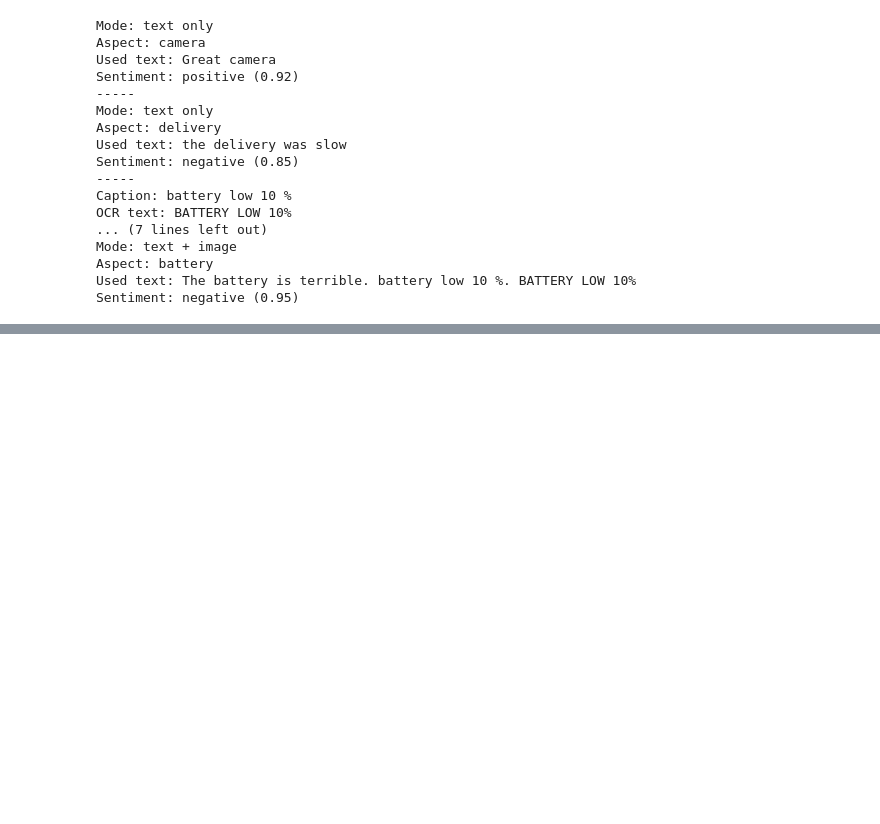
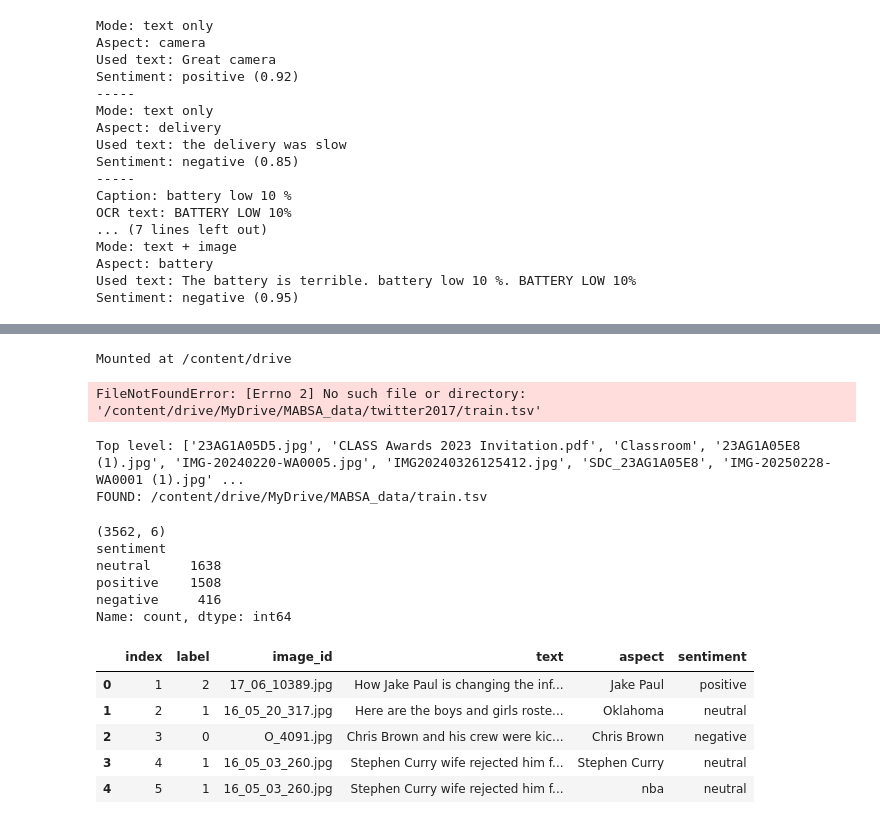
Before and after one commit to jeevana-049/MABSA, a Jupyter notebook: MABSA_step1_caption_ocr.ipynb, the cells around one changed output, grey strips where cells are left out. Saved outputs shown, nothing was run; the diff lists cells and outputs as text; code cells hidden in the pictures; blank space fills up the shorter version.

```diff
--- a/MABSA_step1_caption_ocr.ipynb
+++ b/MABSA_step1_caption_ocr.ipynb
@@ -182,0 +202,57 @@ Sentiment: negative (0.95)
+# %%
+from google.colab import drive
+import pandas as pd
+drive.mount('/content/drive')
+
+path = "/content/drive/MyDrive/MABSA_data/twitter2017/train.tsv"
+df = pd.read_csv(path, sep="\t")
+df.columns = ["index", "label", "image_id", "text", "aspect"]
+
+label_names = {0: "negative", 1: "neutral", 2: "positive"}
+df["sentiment"] = df["label"].map(label_names)
+df["text"] = df.apply(lambda r: r["text"].replace("$T$", r["aspect"]), axis=1)
+
+print(df.shape)
+print(df["sentiment"].value_counts())
+df.head()
+# %% [output]
+Mounted at /content/drive
+FileNotFoundError: [Errno 2] No such file or directory: '/content/drive/MyDrive/MABSA_data/twitter2017/train.tsv'
+# %%
+import os
+base = "/content/drive/MyDrive"
+print("Top level:", os.listdir(base))
+
+for root, dirs, files in os.walk(base):
+    if "train.tsv" in files:
+        print("FOUND:", os.path.join(root, "train.tsv"))
+# %% [output]
+Top level: ['23AG1A05D5.jpg', 'CLASS Awards 2023 Invitation.pdf', 'Classroom', '23AG1A05E8 (1).jpg', 'IMG-20240220-WA0005.jpg', 'IMG20240326125412.jpg', 'SDC_23AG1A05E8', 'IMG-20250228-WA0001 (1).jpg' ...
+FOUND: /content/drive/MyDrive/MABSA_data/train.tsv
+# %%
+import pandas as pd
+
+path = "/content/drive/MyDrive/MABSA_data/train.tsv"
+df = pd.read_csv(path, sep="\t")
+df.columns = ["index", "label", "image_id", "text", "aspect"]
+
+label_names = {0: "negative", 1: "neutral", 2: "positive"}
+df["sentiment"] = df["label"].map(label_names)
+df["text"] = df.apply(lambda r: r["text"].replace("$T$", r["aspect"]), axis=1)
+
+print(df.shape)
+print(df["sentiment"].value_counts())
+df.head()
+# %% [output]
+(3562, 6)
+sentiment
+neutral     1638
+positive    1508
+negative     416
+Name: count, dtype: int64
+|  | index | label | image_id | text | aspect | sentiment |
+| 0 | 1 | 2 | 17_06_10389.jpg | How Jake Paul is changing the inf... | Jake Paul | positive |
+| 1 | 2 | 1 | 16_05_20_317.jpg | Here are the boys and girls roste... | Oklahoma | neutral |
+| 2 | 3 | 0 | O_4091.jpg | Chris Brown and his crew were kic... | Chris Brown | negative |
+| 3 | 4 | 1 | 16_05_03_260.jpg | Stephen Curry wife rejected him f... | Stephen Curry | neutral |
+| 4 | 5 | 1 | 16_05_03_260.jpg | Stephen Curry wife rejected him f... | nba | neutral |
```
Also changed, not shown: parts of 3 cells of this notebook.
